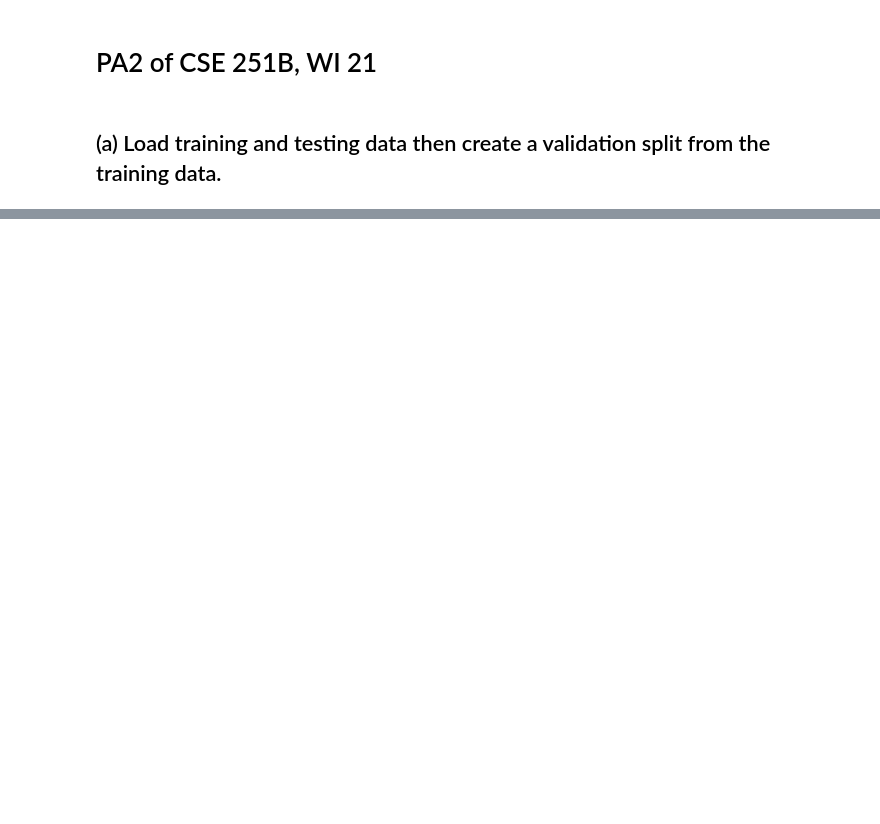
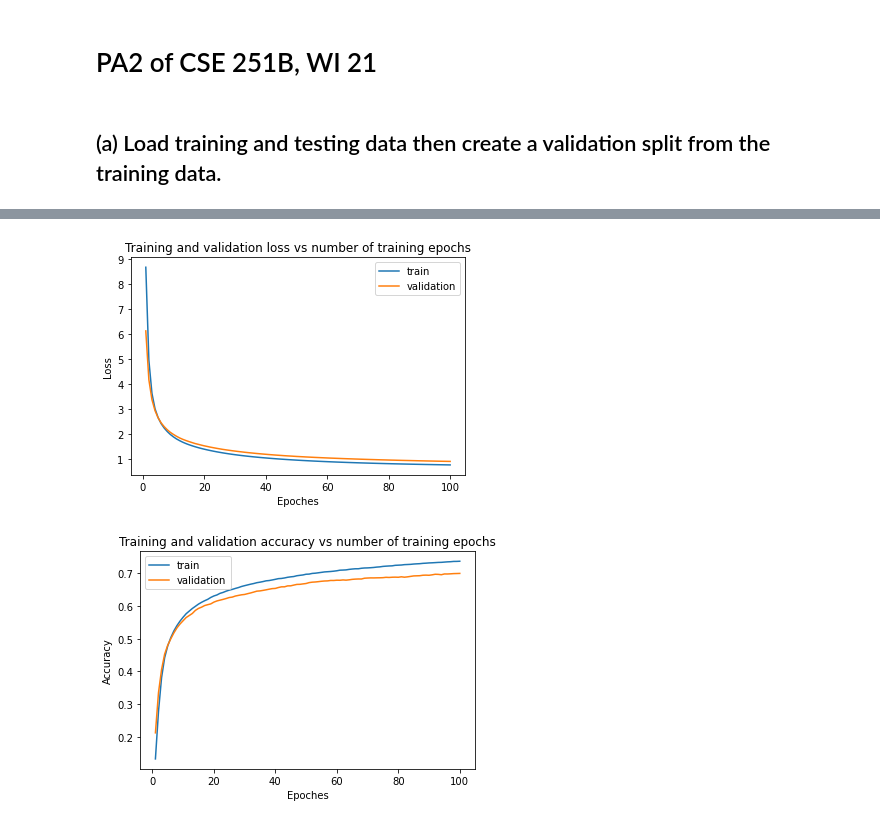
Before and after one commit to arition/CSE251B-PA, a Jupyter notebook: PA2/PA2.ipynb, the cells around one changed output, grey strips where cells are left out. Saved outputs shown, nothing was run; the diff lists cells and outputs as text; code cells hidden in the pictures; blank space fills up the shorter version.

```diff
--- a/PA2/PA2.ipynb
+++ b/PA2/PA2.ipynb
@@ -41,0 +96,24 @@ y_val = Y[-1]
+# %%
+# Load the configuration.
+config_c = yaml.load(open('./config.yaml', 'r'), Loader=yaml.SafeLoader)
+
+# Create the model
+model_c  = Neuralnetwork(config_c)
+
+ # Load the data
+x_train, y_train = load_data(path="./", mode="train")
+x_test, y_test = load_data(path="./", mode="t10k")
+
+x_train = normalize_data(x_train)
+# Y_train = one_hot_encoding(labels=Y_train)
+x_test = normalize_data(x_test)
+# y_test = one_hot_encoding(labels=y_test)
+
+# Create splits for validation data here.
+x_train, y_train, x_valid, y_valid = data_spliter(x_train, y_train, percentage=0.2)
+
+# Create model
+model_c = Neuralnetwork(config_c)
+
+# Loss vs Epochs
+recording = train(model_c, x_train, y_train, x_valid, y_valid, config_c)
@@ -41,0 +138,22 @@ y_val = Y[-1]
+# %%
+# Plots
+plt.figure(1)
+plt.plot(recording['epoches'], recording['train_loss'], label='train')
+plt.plot(recording['epoches'], recording['valid_loss'], label='validation')
+plt.xlabel('Epoches')
+plt.ylabel('Loss')
+plt.title('Training and validation loss vs number of training epochs')
+plt.legend()
+plt.show()
+
+plt.figure(2)
+plt.plot(recording['epoches'], recording['train_accuracy'], label='train')
+plt.plot(recording['epoches'], recording['valid_accuracy'], label='validation')
+plt.xlabel('Epoches')
+plt.ylabel('Accuracy')
+plt.title('Training and validation accuracy vs number of training epochs')
+plt.legend()
+plt.show()
+# %% [output]
+[figure, added]
+[figure, added]
```
Also changed, not shown: parts of 7 cells of this notebook, 2 other files.
